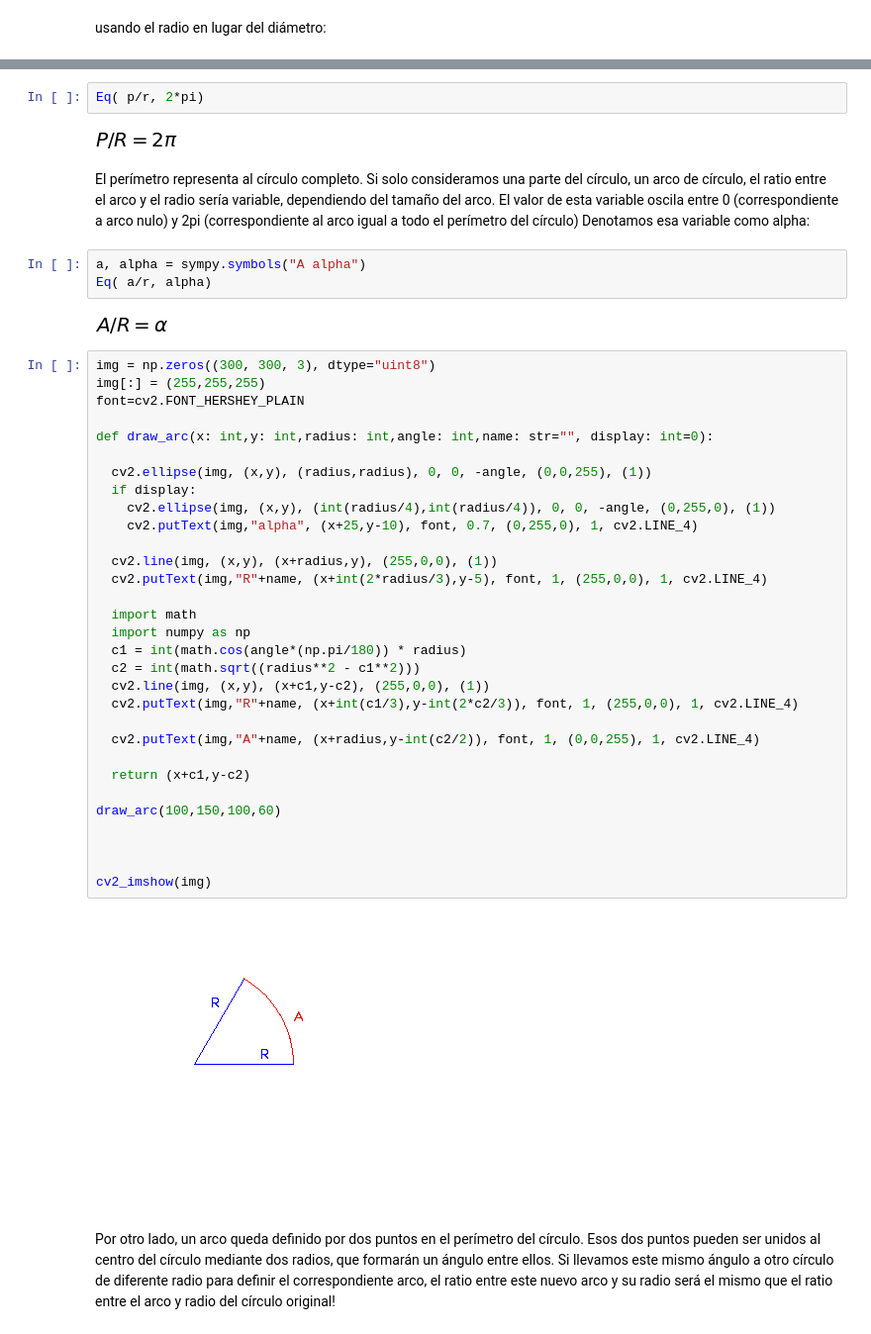
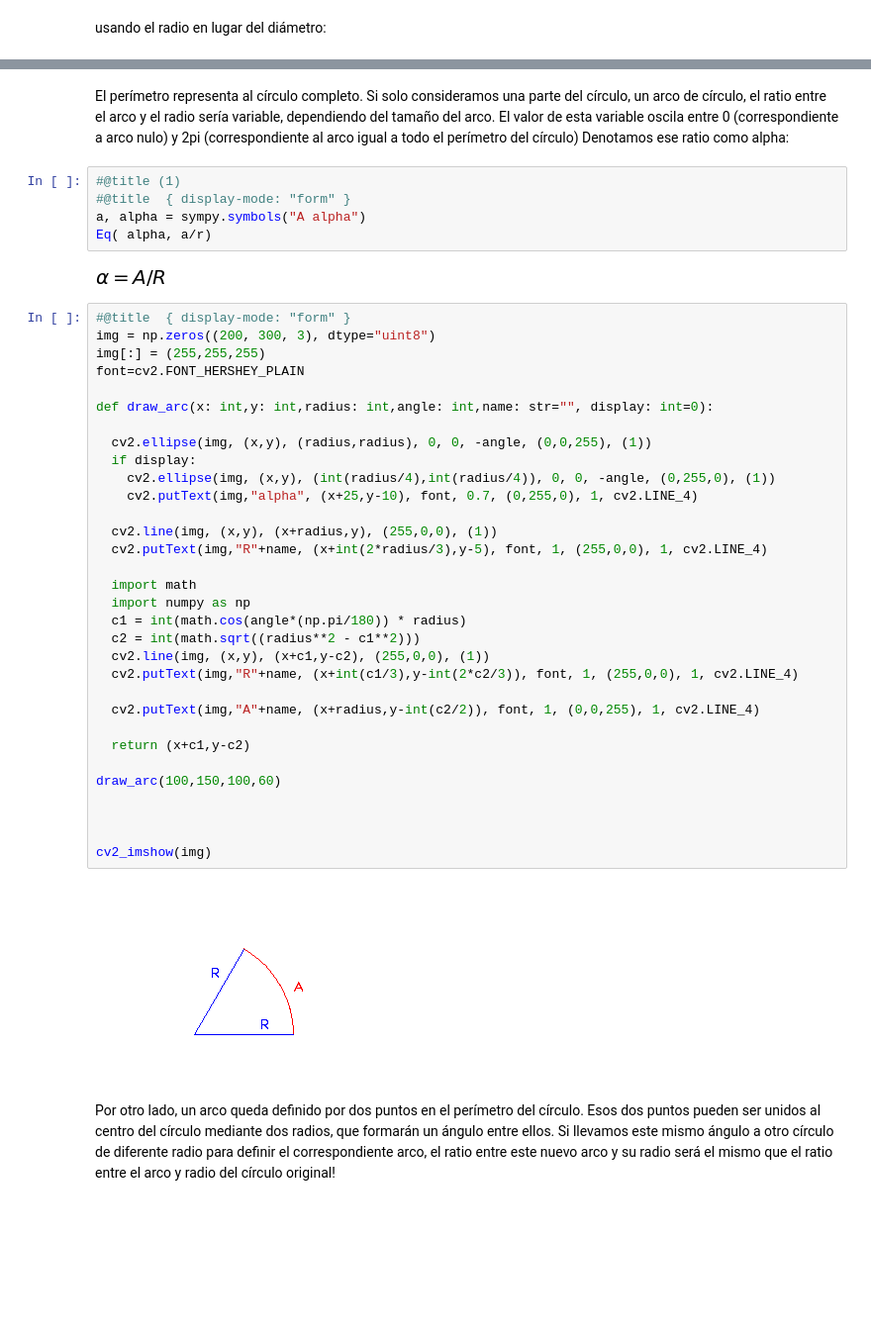
Before and after one commit to josemiguelpulido/general-relativity, a Jupyter notebook: CurvaturaTierra.ipynb, the cells around one changed output, grey strips where cells are left out. Shown at 99% size. Cells and saved outputs as stored; diff of their text form; blank space fills up the shorter version.

```diff
--- a/CurvaturaTierra.ipynb
+++ b/CurvaturaTierra.ipynb
@@ -62,49 +63,48 @@ usando el radio en lugar del diámetro:
 Eq(pi, p/(2*r))
 # %% [output]
 [figure]
-# %%
-Eq( p/r, 2*pi)
-# %% [output]
-[figure, removed]
 # %% [markdown]
-El perímetro representa al círculo completo. Si solo consideramos una parte del círculo, un arco de círculo, el ratio entre el arco y el radio sería variable, dependiendo del tamaño del arco. El valor de esta variable oscila entre 0 (correspondiente a arco nulo) y 2pi (correspondiente al arco igual a todo el perímetro del círculo) Denotamos esa variable como alpha:
+El perímetro representa al círculo completo. Si solo consideramos una parte del círculo, un arco de círculo, el ratio entre el arco y el radio sería variable, dependiendo del tamaño del arco. El valor de esta variable oscila entre 0 (correspondiente a arco nulo) y 2pi (correspondiente al arco igual a todo el perímetro del círculo) Denotamos ese ratio como alpha:
 # %%
+#@title (1)
+#@title  { display-mode: "form" }
 a, alpha = sympy.symbols("A alpha")
-Eq( a/r, alpha)
+Eq( alpha, a/r)
 # %% [output]
-[figure, old version]
+[figure, new version]
 # %%
-img = np.zeros((300, 300, 3), dtype="uint8")
+#@title  { display-mode: "form" }
+img = np.zeros((200, 300, 3), dtype="uint8")
 img[:] = (255,255,255)
 font=cv2.FONT_HERSHEY_PLAIN
 
 def draw_arc(x: int,y: int,radius: int,angle: int,name: str="", display: int=0):
 
   cv2.ellipse(img, (x,y), (radius,radius), 0, 0, -angle, (0,0,255), (1))
   if display:
     cv2.ellipse(img, (x,y), (int(radius/4),int(radius/4)), 0, 0, -angle, (0,255,0), (1))
     cv2.putText(img,"alpha", (x+25,y-10), font, 0.7, (0,255,0), 1, cv2.LINE_4)
 
   cv2.line(img, (x,y), (x+radius,y), (255,0,0), (1))
   cv2.putText(img,"R"+name, (x+int(2*radius/3),y-5), font, 1, (255,0,0), 1, cv2.LINE_4)
 
   import math
   import numpy as np
   c1 = int(math.cos(angle*(np.pi/180)) * radius)
   c2 = int(math.sqrt((radius**2 - c1**2)))
   cv2.line(img, (x,y), (x+c1,y-c2), (255,0,0), (1))
   cv2.putText(img,"R"+name, (x+int(c1/3),y-int(2*c2/3)), font, 1, (255,0,0), 1, cv2.LINE_4)
 
   cv2.putText(img,"A"+name, (x+radius,y-int(c2/2)), font, 1, (0,0,255), 1, cv2.LINE_4)
 
   return (x+c1,y-c2)
 
 draw_arc(100,150,100,60)
 
 
 
 cv2_imshow(img)
 # %% [output]
-[figure, old version]
+[figure, new version]
 # %% [markdown]
 Por otro lado, un arco queda definido por dos puntos en el perímetro del círculo. Esos dos puntos pueden ser unidos al centro del círculo mediante dos radios, que formarán un ángulo entre ellos. Si llevamos este mismo ángulo a otro círculo de diferente radio para definir el correspondiente arco, el ratio entre este nuevo arco y su radio será el mismo que el ratio entre el arco y radio del círculo original!
```
Also changed, not shown: parts of 43 cells of this notebook.
